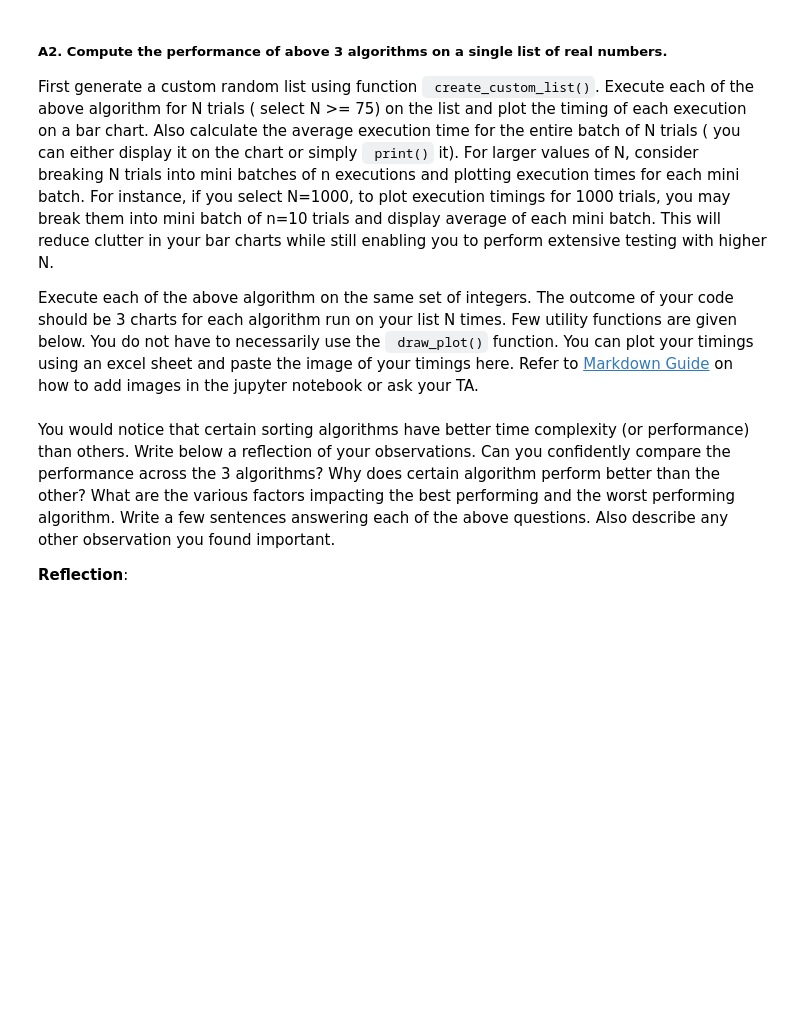
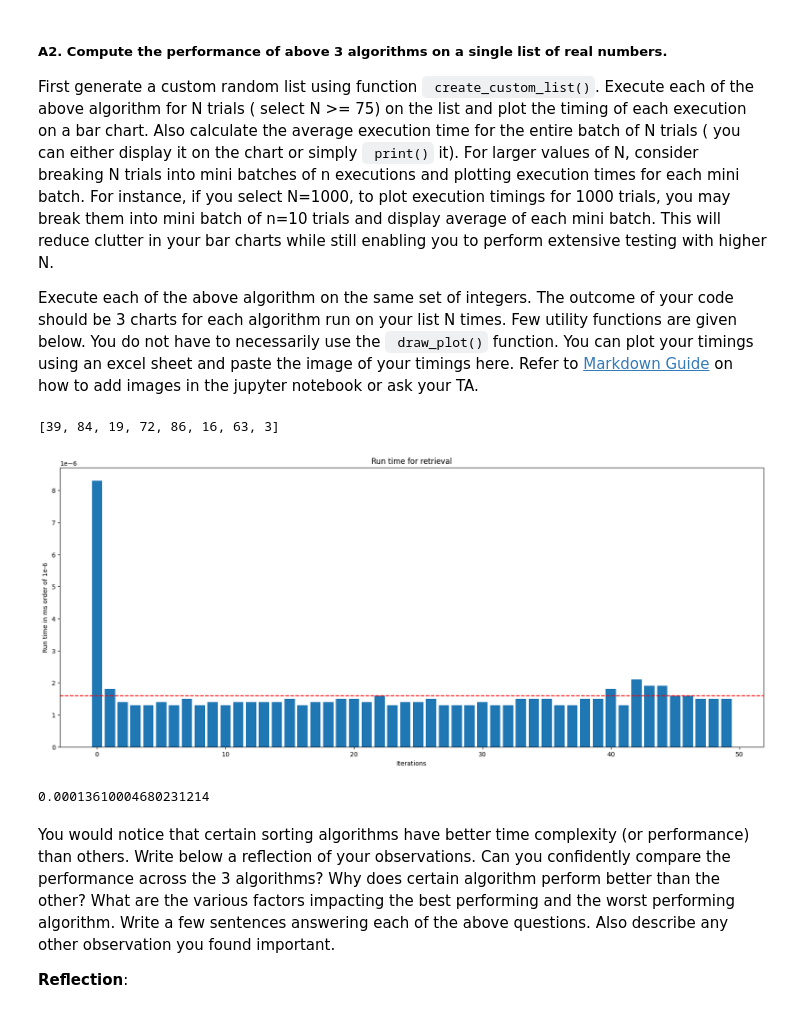
Before and after one commit to Noprop/minesweeper-2xc3-, a Jupyter notebook: Lab_II.ipynb, the cells around one changed output. Drawn from its saved outputs; the diff is of its cells as text; code cells hidden in the pictures; blank space fills up the shorter version.

Commit message:
plot

```diff
--- a/Lab_II.ipynb
+++ b/Lab_II.ipynb
@@ -103,6 +101,11 @@ def create_custom_list(length, max_value, item=None, item_index=None):
     if item!= None:
         random_list.insert(item_index,item)
     return random_list
+
+testList = create_custom_list(8, 100)
+print(testList)
+# %% [output]
+[39, 84, 19, 72, 86, 16, 63, 3]
 # %%
 def draw_plot(run_arr):
     x = np.arange(0, len(run_arr),1)
@@ -113,5 +116,34 @@ def draw_plot(run_arr):
     plt.ylabel("Run time in ms order of 1e-6")
     plt.title("Run time for retrieval")
     plt.show()
+# %%
+### Bubble sort experiment code goes here
+runs = 50
+
+run_times = []
+
+for _ in range(runs):
+
+    start = timeit.default_timer()
+
+    sortedList = SelectionSort(testList)
+
+    stop = timeit.default_timer()
+
+    run_times.append(stop-start)
+
+draw_plot(run_times)
+# %% [output]
+[figure, added]
 # %%
-### Bubble sort experiment code goes here
+### Insertion sort experiment code goes here
+
+start = timeit.default_timer()
+
+sortedList = SelectionSort(testList)
+
+stop = timeit.default_timer()
+
+print(stop-start)
+# %% [output]
+0.00013610004680231214
```
Also changed, not shown: parts of 4 cells of this notebook.
